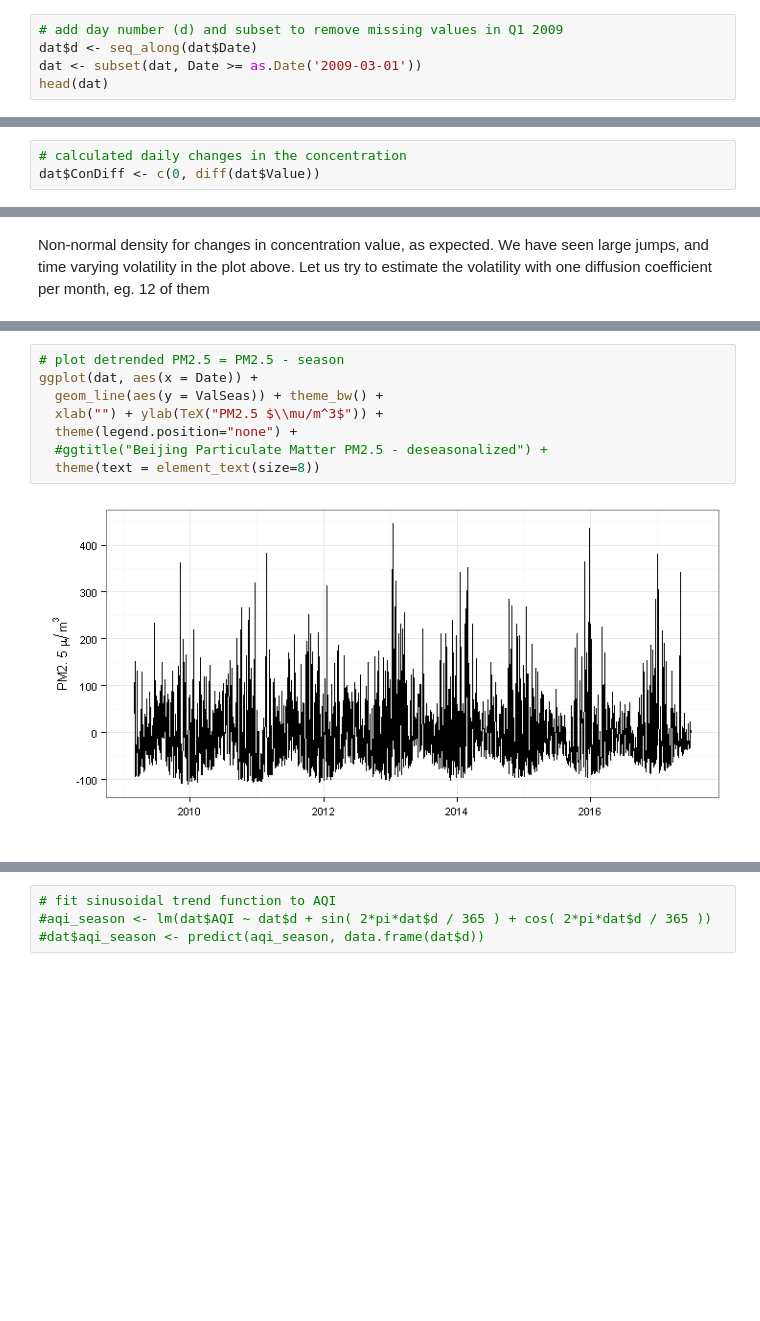
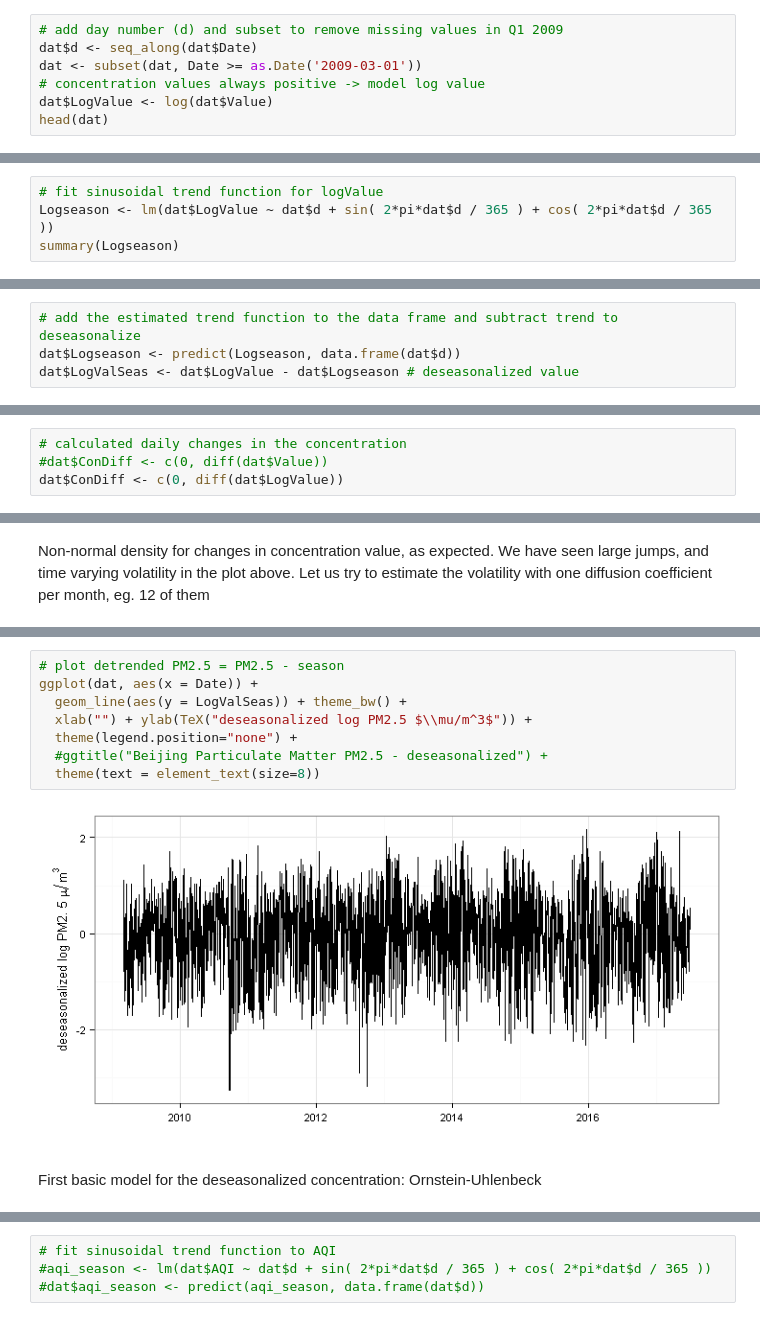
Before and after one commit to sleire/bea513, a Jupyter notebook: pollder/Proof of Concept Air Pollution Derivatives.ipynb, the cells around one changed output, grey strips where cells are left out. Cells and saved outputs as stored; diff of their text form; blank space fills up the shorter version.

Commit message:
log model

```diff
--- a/pollder/Proof of Concept Air Pollution Derivatives.ipynb
+++ b/pollder/Proof of Concept Air Pollution Derivatives.ipynb
@@ -228,5 +210,7 @@ The following object is masked from 'package:base':
 # add day number (d) and subset to remove missing values in Q1 2009
 dat$d <- seq_along(dat$Date)
 dat <- subset(dat, Date >= as.Date('2009-03-01'))
+# concentration values always positive -> model log value
+dat$LogValue <- log(dat$Value)
 head(dat)
 # %% [output]
@@ -267,3 +251,7 @@ Signif. codes:  0 '***' 0.001 '**' 0.01 '*' 0.05 '.' 0.1 ' ' 1
 Residual standard error: 73.85 on 3040 degrees of freedom
 Multiple R-squared:  0.048,     Adjusted R-squared:  0.04706
 F-statistic: 51.09 on 3 and 3040 DF,  p-value: < 2.2e-16
+# %%
+# fit sinusoidal trend function for logValue
+Logseason <- lm(dat$LogValue ~ dat$d + sin( 2*pi*dat$d / 365 ) + cos( 2*pi*dat$d / 365 ))
+summary(Logseason)
@@ -287,6 +312,10 @@ $P_t^m = 109.89 - 0.011 t + 19.56 \ sin\big(\frac{2\pi}{365}t - 4.55\big)$
 # add the estimated trend function to the data frame and subtract trend to deseasonalize
 dat$season <- predict(season, data.frame(dat$d))
 dat$ValSeas <- dat$Value - dat$season # deseasonalized value
+# %%
+# add the estimated trend function to the data frame and subtract trend to deseasonalize
+dat$Logseason <- predict(Logseason, data.frame(dat$d))
+dat$LogValSeas <- dat$LogValue - dat$Logseason # deseasonalized value
 # %%
 # PM2.5 plot with trend function and PM2.5 limits equivalent to 200 and 300 AQI
 ggplot(dat, aes(x = Date)) +
@@ -318,7 +358,8 @@ theme(text = element_text(size=8))
 #  geom_hline(yintercept = 250, colour = "violetred4")
 # %%
 # calculated daily changes in the concentration
-dat$ConDiff <- c(0, diff(dat$Value))
+#dat$ConDiff <- c(0, diff(dat$Value))
+dat$ConDiff <- c(0, diff(dat$LogValue))
 # %%
 # plot daily changes vs normal
 p1 <- ggplot(dat, aes(x=ConDiff)) + geom_density() + theme(text = element_text(size=8))+
@@ -366,10 +408,12 @@ sig_dat
 # %%
 # plot detrended PM2.5 = PM2.5 - season
 ggplot(dat, aes(x = Date)) +
-  geom_line(aes(y = ValSeas)) + theme_bw() +
-  xlab("") + ylab(TeX("PM2.5 $\\mu/m^3$")) +
+  geom_line(aes(y = LogValSeas)) + theme_bw() +
+  xlab("") + ylab(TeX("deseasonalized log PM2.5 $\\mu/m^3$")) +
   theme(legend.position="none") +
   #ggtitle("Beijing Particulate Matter PM2.5 - deseasonalized") +
   theme(text = element_text(size=8))
 # %% [output]
-[figure, old version]
+[figure, new version]
+# %% [markdown]
+First basic model for the deseasonalized concentration: Ornstein-Uhlenbeck
```
Also changed, not shown: parts of 18 cells of this notebook, 1 other file.
